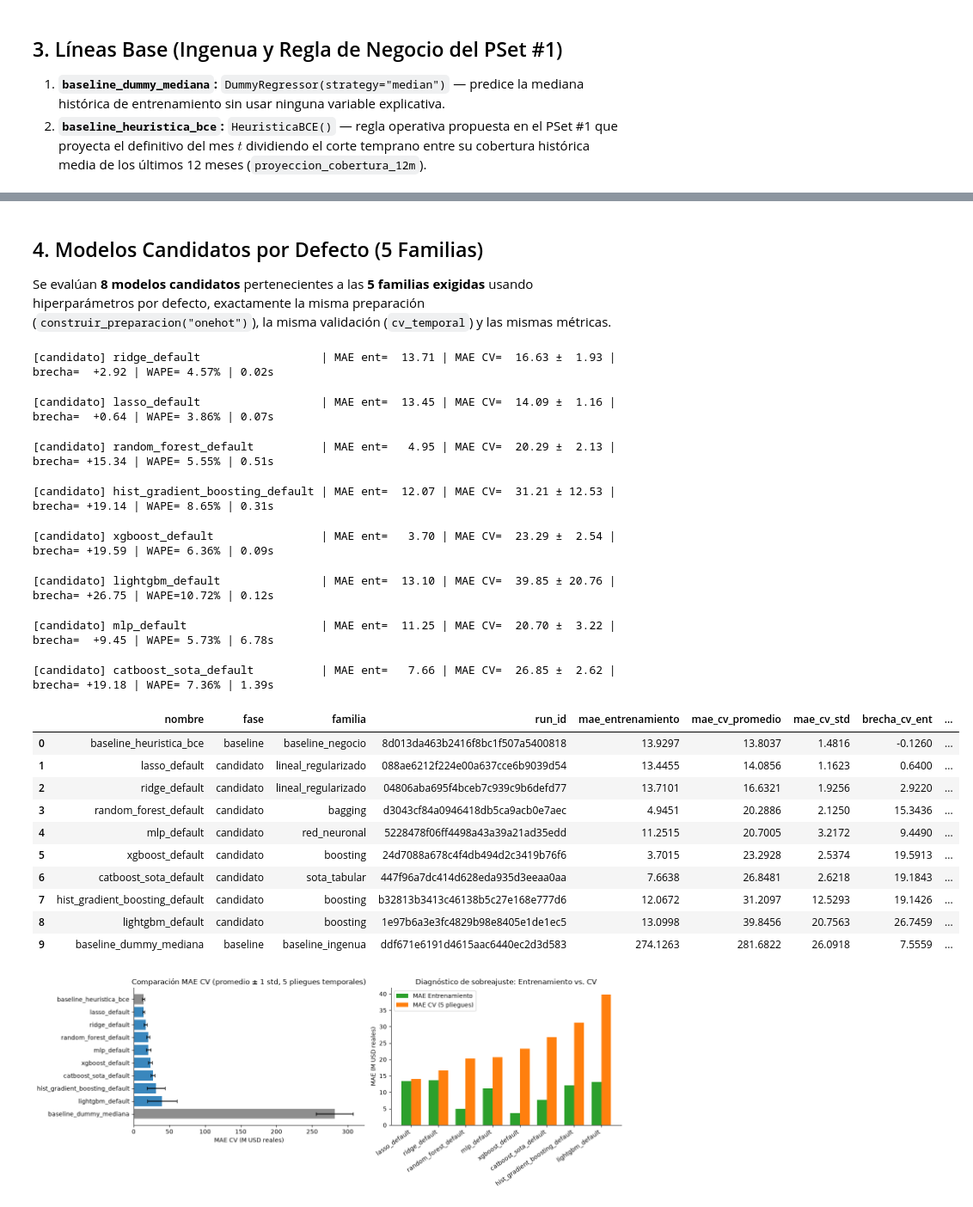
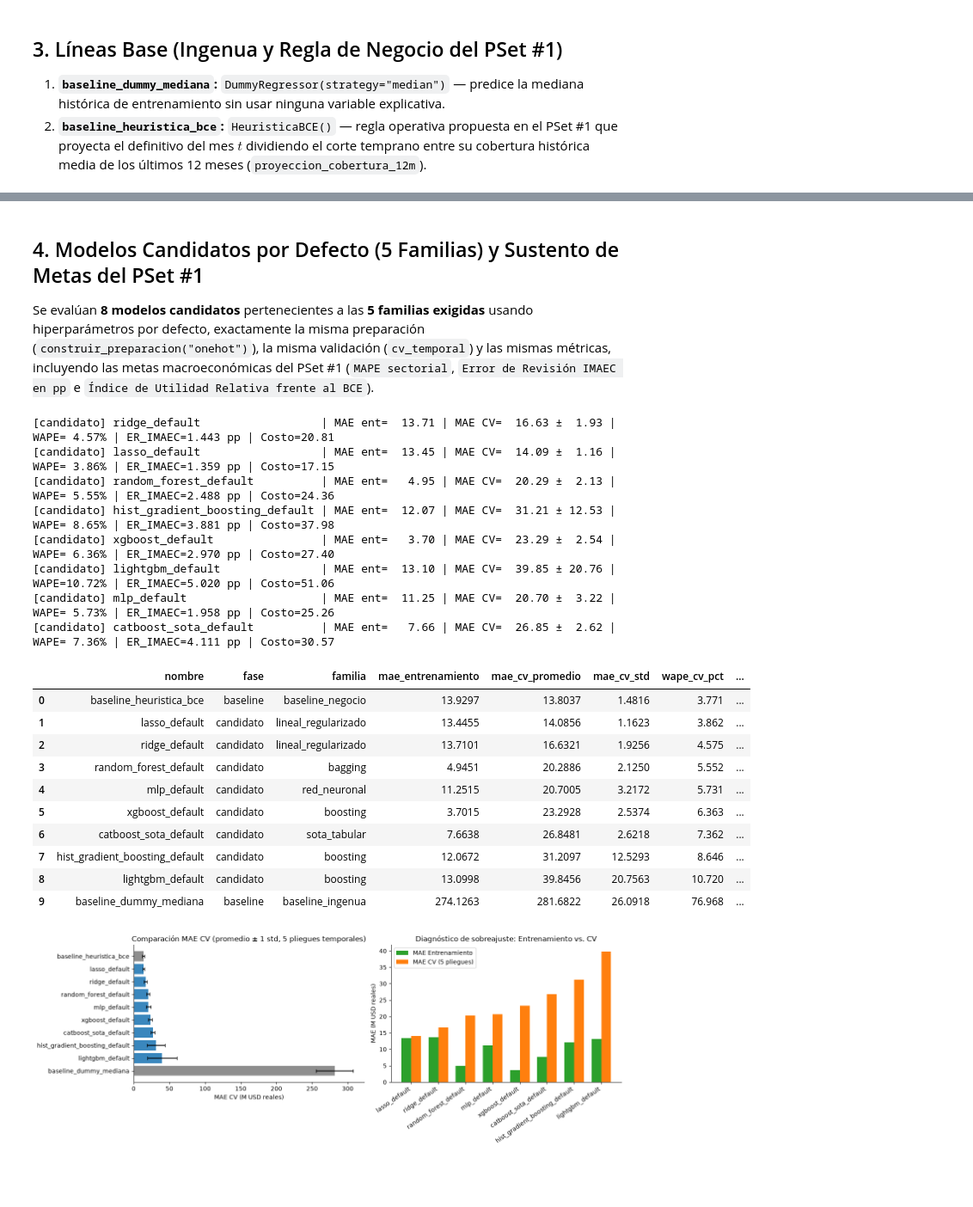
Before and after one commit to oedwinher/pset_3, a Jupyter notebook: notebooks/03_baseline_candidatos.ipynb, the cells around one changed output, grey strips where cells are left out. Shown at 86% size. Drawn from its saved outputs; the diff is of its cells as text; code cells hidden in the pictures; blank space fills up the shorter version.

Commit message:
Integrar retroalimentacion PSet #1 (acceso F104 99.04%, puente VAB IMAEC, error de revision pp e indice de utilidad relativa) y auditoria de replicacion

```diff
--- a/notebooks/03_baseline_candidatos.ipynb
+++ b/notebooks/03_baseline_candidatos.ipynb
@@ -52,9 +52,13 @@ from src.pipeline import (
     HeuristicaBCE,
     agregar_features,
     calcular_costo_negocio_musd,
+    calcular_error_revision_imaec_pp,
+    calcular_mape_sectorial_pct,
     calcular_metricas,
+    calcular_utilidad_relativa_pct,
     calcular_wape_pct,
     construir_preparacion,
+    evaluar_metas_pset1,
 )
 
 FIG_DIR = ROOT / "docs" / "figuras"
@@ -70,11 +74,9 @@ mlflow.set_experiment(EXPERIMENTO)
 client = MlflowClient()
 exp = client.get_experiment_by_name(EXPERIMENTO)
 
-# Limpiar corridas previas del experimento para que 03 -> 04 -> 05 produzca evidencia limpia sin duplicados
 prev_runs = client.search_runs(experiment_ids=[exp.experiment_id], max_results=5000)
-for r in prev_runs:
-    client.delete_run(r.info.run_id)
-print(f"MLflow conectado: {mlflow.get_tracking_uri()} | Experimento: {EXPERIMENTO} (id={exp.experiment_id})")
+runs_por_nombre = {r.data.tags.get("mlflow.runName"): r.info.run_id for r in prev_runs}
+print(f"MLflow conectado: {mlflow.get_tracking_uri()} | Experimento: {EXPERIMENTO} (id={exp.experiment_id}, corridas={len(prev_runs)})")
 
 meta = obtener_metadatos_snapshot()
 print("Metadatos trazabilidad:", meta)
@@ -289,44 +318,60 @@ evaluar_y_registrar("baseline_heuristica_bce", HeuristicaBCE(columna="proyeccion
 # %% [markdown]
-## 4. Modelos Candidatos por Defecto (5 Familias)
+## 4. Modelos Candidatos por Defecto (5 Familias) y Sustento de Metas del PSet #1
 
-Se evalúan **8 modelos candidatos** pertenecientes a las **5 familias exigidas** usando hiperparámetros por defecto, exactamente la misma preparación (`construir_preparacion("onehot")`), la misma validación (`cv_temporal`) y las mismas métricas.
+Se evalúan **8 modelos candidatos** pertenecientes a las **5 familias exigidas** usando hiperparámetros por defecto, exactamente la misma preparación (`construir_preparacion("onehot")`), la misma validación (`cv_temporal`) y las mismas métricas, incluyendo las metas macroeconómicas del PSet #1 (`MAPE sectorial`, `Error de Revisión IMAEC en pp` e `Índice de Utilidad Relativa frente al BCE`).
 # %%
 candidatos = [
     ("ridge_default", Ridge(random_state=SEMILLA), "lineal_regularizado"),
     ("lasso_default", Lasso(max_iter=10000, random_state=SEMILLA), "lineal_regularizado"),
     ("random_forest_default", RandomForestRegressor(random_state=SEMILLA, n_jobs=-1), "bagging"),
     ("hist_gradient_boosting_default", HistGradientBoostingRegressor(random_state=SEMILLA), "boosting"),
     ("xgboost_default", XGBRegressor(random_state=SEMILLA, n_jobs=-1, verbosity=0), "boosting"),
     ("lightgbm_default", LGBMRegressor(random_state=SEMILLA, n_jobs=1, verbose=-1), "boosting"),
     ("mlp_default", MLPRegressor(max_iter=1000, random_state=SEMILLA), "red_neuronal"),
     ("catboost_sota_default", CatBoostRegressor(random_seed=SEMILLA, verbose=0), "sota_tabular"),
 ]
 
 for nombre, mod, fam in candidatos:
     evaluar_y_registrar(nombre, mod, fase="candidato", familia=fam, usar_preparacion=True)
 
 df_res = pd.DataFrame(resultados).sort_values("mae_cv_promedio").reset_index(drop=True)
-display(df_res)
+costo_bce_cv = float(df_res.loc[df_res["nombre"] == "baseline_heuristica_bce", "costo_negocio_cv_musd"].iloc[0])
+df_res["utilidad_relativa_vs_bce_pct"] = (
+    (1.0 - df_res["costo_negocio_cv_musd"] / costo_bce_cv) * 100.0
+).round(2)
+display(df_res[[
+    "nombre",
+    "fase",
+    "familia",
+    "mae_entrenamiento",
+    "mae_cv_promedio",
+    "mae_cv_std",
+    "wape_cv_pct",
+    "mape_sectorial_cv_pct",
+    "error_revision_imaec_cv_pp",
+    "costo_negocio_cv_musd",
+    "utilidad_relativa_vs_bce_pct",
+]])
 # %% [output]
-[candidato] ridge_default                  | MAE ent=  13.71 | MAE CV=  16.63 ±  1.93 | brecha=  +2.92 | WAPE= 4.57% | 0.02s
+[candidato] ridge_default                  | MAE ent=  13.71 | MAE CV=  16.63 ±  1.93 | WAPE= 4.57% | ER_IMAEC=1.443 pp | Costo=20.81
+[candidato] lasso_default                  | MAE ent=  13.45 | MAE CV=  14.09 ±  1.16 | WAPE= 3.86% | ER_IMAEC=1.359 pp | Costo=17.15
+[candidato] random_forest_default          | MAE ent=   4.95 | MAE CV=  20.29 ±  2.13 | WAPE= 5.55% | ER_IMAEC=2.488 pp | Costo=24.36
+[candidato] hist_gradient_boosting_default | MAE ent=  12.07 | MAE CV=  31.21 ± 12.53 | WAPE= 8.65% | ER_IMAEC=3.881 pp | Costo=37.98
+[candidato] xgboost_default                | MAE ent=   3.70 | MAE CV=  23.29 ±  2.54 | WAPE= 6.36% | ER_IMAEC=2.970 pp | Costo=27.40
+[candidato] lightgbm_default               | MAE ent=  13.10 | MAE CV=  39.85 ± 20.76 | WAPE=10.72% | ER_IMAEC=5.020 pp | Costo=51.06
+[candidato] mlp_default                    | MAE ent=  11.25 | MAE CV=  20.70 ±  3.22 | WAPE= 5.73% | ER_IMAEC=1.958 pp | Costo=25.26
+[candidato] catboost_sota_default          | MAE ent=   7.66 | MAE CV=  26.85 ±  2.62 | WAPE= 7.36% | ER_IMAEC=4.111 pp | Costo=30.57
-[candidato] lasso_default                  | MAE ent=  13.45 | MAE CV=  14.09 ±  1.16 | brecha=  +0.64 | WAPE= 3.86% | 0.07s
-[candidato] random_forest_default          | MAE ent=   4.95 | MAE CV=  20.29 ±  2.13 | brecha= +15.34 | WAPE= 5.55% | 0.51s
-[candidato] hist_gradient_boosting_default | MAE ent=  12.07 | MAE CV=  31.21 ± 12.53 | brecha= +19.14 | WAPE= 8.65% | 0.31s
-[candidato] xgboost_default                | MAE ent=   3.70 | MAE CV=  23.29 ±  2.54 | brecha= +19.59 | WAPE= 6.36% | 0.09s
-[candidato] lightgbm_default               | MAE ent=  13.10 | MAE CV=  39.85 ± 20.76 | brecha= +26.75 | WAPE=10.72% | 0.12s
-[candidato] mlp_default                    | MAE ent=  11.25 | MAE CV=  20.70 ±  3.22 | brecha=  +9.45 | WAPE= 5.73% | 6.78s
-[candidato] catboost_sota_default          | MAE ent=   7.66 | MAE CV=  26.85 ±  2.62 | brecha= +19.18 | WAPE= 7.36% | 1.39s
-|  | nombre | fase | familia | run_id | mae_entrenamiento | mae_cv_promedio | mae_cv_std | brecha_cv_ent | ... |
-| 0 | baseline_heuristica_bce | baseline | baseline_negocio | 8d013da463b2416f8bc1f507a5400818 | 13.9297 | 13.8037 | 1.4816 | -0.1260 | ... |
-| 1 | lasso_default | candidato | lineal_regularizado | 088ae6212f224e00a637cce6b9039d54 | 13.4455 | 14.0856 | 1.1623 | 0.6400 | ... |
-| 2 | ridge_default | candidato | lineal_regularizado | 04806aba695f4bceb7c939c9b6defd77 | 13.7101 | 16.6321 | 1.9256 | 2.9220 | ... |
-| 3 | random_forest_default | candidato | bagging | d3043cf84a0946418db5ca9acb0e7aec | 4.9451 | 20.2886 | 2.1250 | 15.3436 | ... |
-| 4 | mlp_default | candidato | red_neuronal | 5228478f06ff4498a43a39a21ad35edd | 11.2515 | 20.7005 | 3.2172 | 9.4490 | ... |
-| 5 | xgboost_default | candidato | boosting | 24d7088a678c4f4db494d2c3419b76f6 | 3.7015 | 23.2928 | 2.5374 | 19.5913 | ... |
-| 6 | catboost_sota_default | candidato | sota_tabular | 447f96a7dc414d628eda935d3eeaa0aa | 7.6638 | 26.8481 | 2.6218 | 19.1843 | ... |
-| 7 | hist_gradient_boosting_default | candidato | boosting | b32813b3413c46138b5c27e168e777d6 | 12.0672 | 31.2097 | 12.5293 | 19.1426 | ... |
-| 8 | lightgbm_default | candidato | boosting | 1e97b6a3e3fc4829b98e8405e1de1ec5 | 13.0998 | 39.8456 | 20.7563 | 26.7459 | ... |
-| 9 | baseline_dummy_mediana | baseline | baseline_ingenua | ddf671e6191d4615aac6440ec2d3d583 | 274.1263 | 281.6822 | 26.0918 | 7.5559 | ... |
+|  | nombre | fase | familia | mae_entrenamiento | mae_cv_promedio | mae_cv_std | wape_cv_pct | ... |
+| 0 | baseline_heuristica_bce | baseline | baseline_negocio | 13.9297 | 13.8037 | 1.4816 | 3.771 | ... |
+| 1 | lasso_default | candidato | lineal_regularizado | 13.4455 | 14.0856 | 1.1623 | 3.862 | ... |
+| 2 | ridge_default | candidato | lineal_regularizado | 13.7101 | 16.6321 | 1.9256 | 4.575 | ... |
+| 3 | random_forest_default | candidato | bagging | 4.9451 | 20.2886 | 2.1250 | 5.552 | ... |
+| 4 | mlp_default | candidato | red_neuronal | 11.2515 | 20.7005 | 3.2172 | 5.731 | ... |
+| 5 | xgboost_default | candidato | boosting | 3.7015 | 23.2928 | 2.5374 | 6.363 | ... |
+| 6 | catboost_sota_default | candidato | sota_tabular | 7.6638 | 26.8481 | 2.6218 | 7.362 | ... |
+| 7 | hist_gradient_boosting_default | candidato | boosting | 12.0672 | 31.2097 | 12.5293 | 8.646 | ... |
+| 8 | lightgbm_default | candidato | boosting | 13.0998 | 39.8456 | 20.7563 | 10.720 | ... |
+| 9 | baseline_dummy_mediana | baseline | baseline_ingenua | 274.1263 | 281.6822 | 26.0918 | 76.968 | ... |
 # %%
 # Diagnóstico visual de desempeño CV y brecha de sobreajuste
 fig, axes = plt.subplots(1, 2, figsize=(14, 5.2))
```
Also changed, not shown: parts of 7 cells of this notebook, 10 other files.
